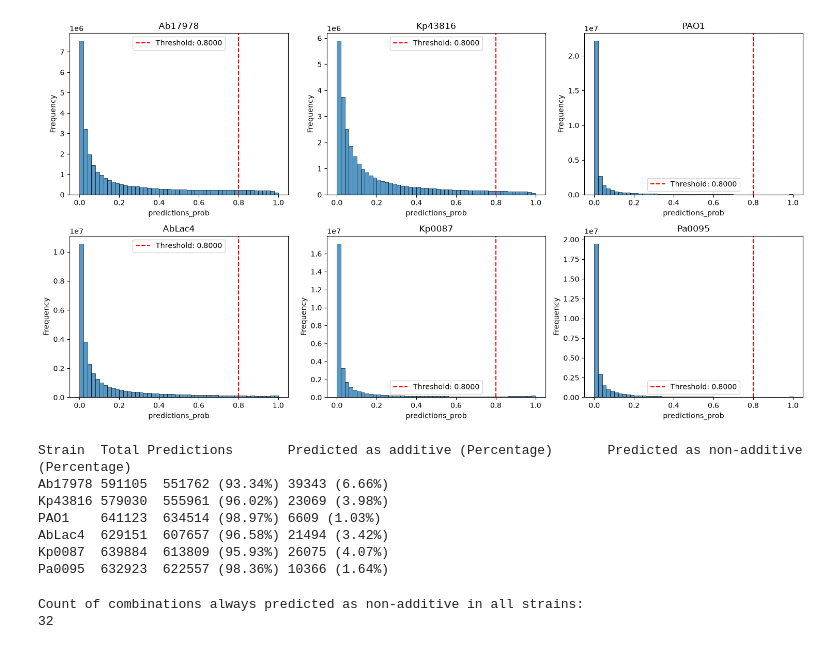
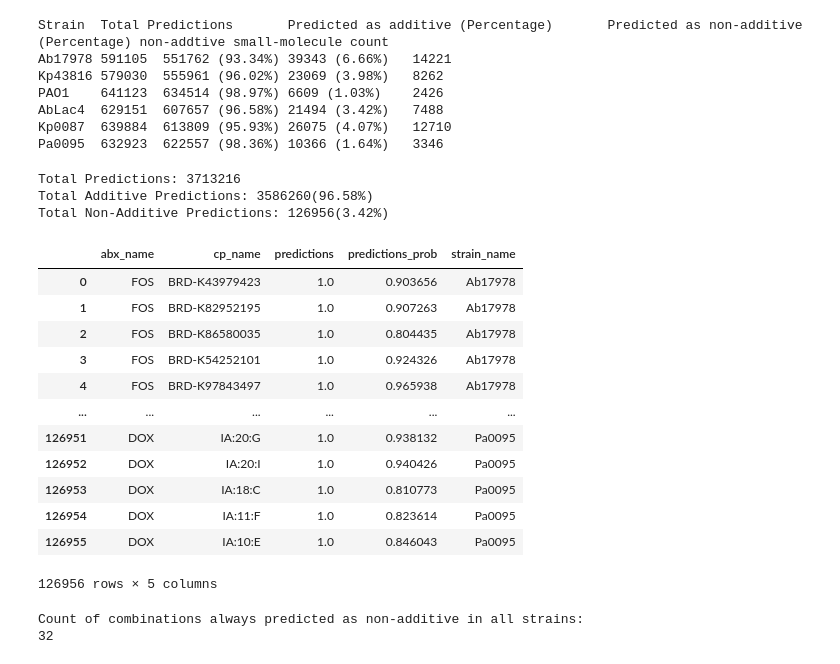
Before and after one commit to alexsanyum/combinations_predictions, a Jupyter notebook: notebook/unknown_comb_predictions.ipynb, the cells around one changed output. Cells and saved outputs as stored; diff of their text form; code cells hidden in the pictures.

```diff
--- a/notebook/unknown_comb_predictions.ipynb
+++ b/notebook/unknown_comb_predictions.ipynb
@@ -22,33 +22,25 @@ pred_dir = [
     f'{PATH_TO_PREDICTIOS}/Kp0087_predictions.csv',
     f'{PATH_TO_PREDICTIOS}/Pa0095_predictions.csv',
  ]
-# %%
-fig, axes = plt.subplots(2,3, figsize=(15, 8))
-axes = axes.flatten()
-
-for i, file in enumerate(pred_dir):
-    df = pd.read_csv(file)
-    strain_name = file.split('/')[-1].split('_')[0]
-    sns.histplot(df['predictions_prob'], bins=50, ax=axes[i], stat="frequency")
-    axes[i].set_title(strain_name)
-
-    threshold = 0.8
-    axes[i].axvline(threshold, color='red', linestyle='--', label=f'Threshold: {threshold:.4f}')
-    axes[i].legend()
-plt.tight_layout()
-# %% [output]
-[figure, removed]
 # %%
 non_additive = []
-print(f"Strain\tTotal Predictions\tPredicted as additive (Percentage) \t Predicted as non-additive (Percentage)")
+print(f"Strain\tTotal Predictions\tPredicted as additive (Percentage) \t Predicted as non-additive (Percentage)\tnon-addtive small-molecule count")
+total_predictions = 0
+total_non_additive = 0
 for i, file in enumerate(pred_dir):
     df = pd.read_csv(file)
     strain_name = os.path.basename(file).split('_')[0]
 
+    total_predictions += df.shape[0]
+
     threshold = 0.8
     count_size = df[df['predictions_prob'] >= threshold].shape[0]
     total_size = df.shape[0]
-    print(f"{strain_name}\t{total_size}\t{total_size - count_size} ({(total_size - count_size)/total_size*100:.2f}%)\t{count_size} ({count_size/total_size*100:.2f}%)")
+    total_non_additive += count_size
+    count_additive = total_size - count_size
+
+    sm_count = df[df['predictions_prob'] >= threshold]['cp_name'].nunique()
+    print(f"{strain_name}\t{total_size}\t{count_additive} ({(count_additive)/total_size*100:.2f}%)\t{count_size} ({count_size/total_size*100:.2f}%)\t{sm_count}")
     # print(f"{strain_name} Number of predictions above threshold: {count_size} ({count_size/len(df)*100:.2f}%)")
 
     # Add a column with strain name to the DataFrame
@@ -59,13 +51,37 @@ for i, file in enumerate(pred_dir):
 # stack all DataFrames in the list into a single DataFrame
 non_additive_df = pd.concat(non_additive, ignore_index=True)
 # %% [output]
-Strain  Total Predictions       Predicted as additive (Percentage)       Predicted as non-additive (Percentage)
-Ab17978 591105  551762 (93.34%) 39343 (6.66%)
-Kp43816 579030  555961 (96.02%) 23069 (3.98%)
-PAO1    641123  634514 (98.97%) 6609 (1.03%)
-AbLac4  629151  607657 (96.58%) 21494 (3.42%)
-Kp0087  639884  613809 (95.93%) 26075 (4.07%)
-Pa0095  632923  622557 (98.36%) 10366 (1.64%)
+Strain  Total Predictions       Predicted as additive (Percentage)       Predicted as non-additive (Percentage) non-addtive small-molecule count
+Ab17978 591105  551762 (93.34%) 39343 (6.66%)   14221
+Kp43816 579030  555961 (96.02%) 23069 (3.98%)   8262
+PAO1    641123  634514 (98.97%) 6609 (1.03%)    2426
+AbLac4  629151  607657 (96.58%) 21494 (3.42%)   7488
+Kp0087  639884  613809 (95.93%) 26075 (4.07%)   12710
+Pa0095  632923  622557 (98.36%) 10366 (1.64%)   3346
+# %%
+print(f"\nTotal Predictions: {total_predictions}")
+print(f"Total Additive Predictions: {total_predictions- total_non_additive}({(total_predictions - total_non_additive)/total_predictions*100:.2f}%)")
+print(f"Total Non-Additive Predictions: {total_non_additive}({total_non_additive/total_predictions*100:.2f}%)")
+# %% [output]
+Total Predictions: 3713216
+Total Additive Predictions: 3586260(96.58%)
+Total Non-Additive Predictions: 126956(3.42%)
+# %%
+non_additive_df
+# %% [output]
+|  | abx_name | cp_name | predictions | predictions_prob | strain_name |
+| 0 | FOS | BRD-K43979423 | 1.0 | 0.903656 | Ab17978 |
+| 1 | FOS | BRD-K82952195 | 1.0 | 0.907263 | Ab17978 |
+| 2 | FOS | BRD-K86580035 | 1.0 | 0.804435 | Ab17978 |
+| 3 | FOS | BRD-K54252101 | 1.0 | 0.924326 | Ab17978 |
+| 4 | FOS | BRD-K97843497 | 1.0 | 0.965938 | Ab17978 |
+| ... | ... | ... | ... | ... | ... |
+| 126951 | DOX | IA:20:G | 1.0 | 0.938132 | Pa0095 |
+| 126952 | DOX | IA:20:I | 1.0 | 0.940426 | Pa0095 |
+| 126953 | DOX | IA:18:C | 1.0 | 0.810773 | Pa0095 |
+| 126954 | DOX | IA:11:F | 1.0 | 0.823614 | Pa0095 |
+| 126955 | DOX | IA:10:E | 1.0 | 0.846043 | Pa0095 |
+126956 rows × 5 columns
 # %%
 # Gruop by strain
 comb_strain = non_additive_df.groupby('strain_name').size().reset_index(name='count')
```
Also changed, not shown: parts of 5 cells of this notebook, 3 other files.
